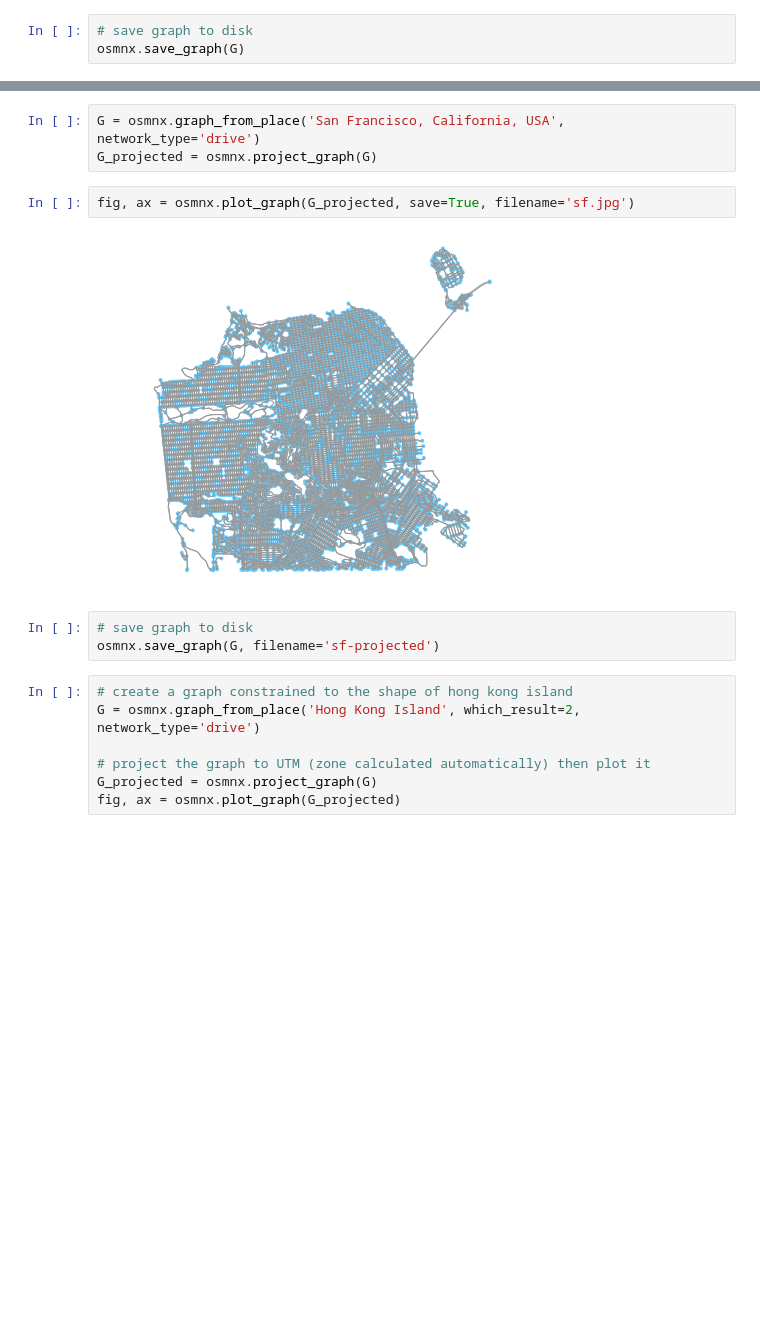
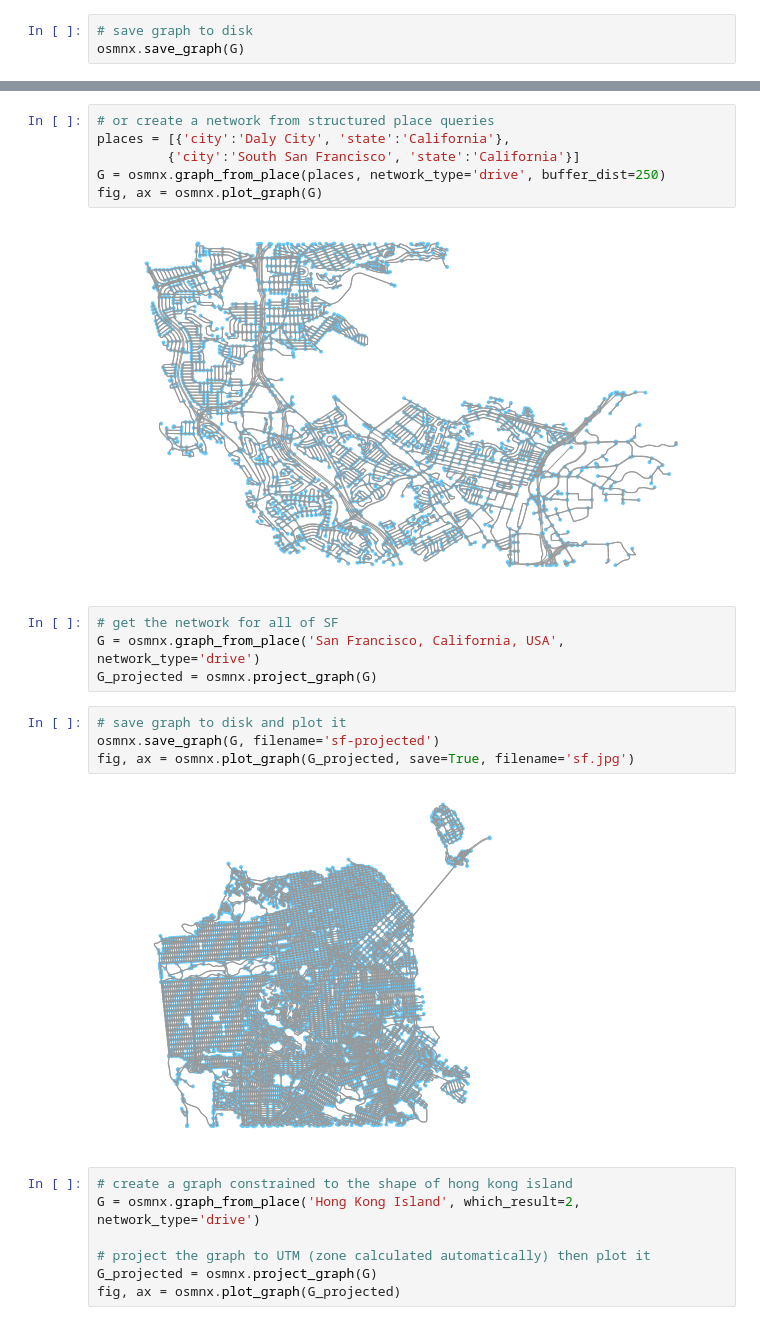
Before and after one commit to gboeing/osmnx, a Jupyter notebook: 03-example-osm-shape-graph.ipynb, the cells around one changed output, grey strips where cells are left out. Saved outputs shown, nothing was run; the diff lists cells and outputs as text; blank space fills up the shorter version.

```diff
--- a/03-example-osm-shape-graph.ipynb
+++ b/03-example-osm-shape-graph.ipynb
@@ -30,13 +44,21 @@ fig, ax = osmnx.plot_graph(G, save=True, filename='places.jpg')
+# %%
+# or create a network from structured place queries
+places = [{'city':'Daly City', 'state':'California'},
+         {'city':'South San Francisco', 'state':'California'}]
+G = osmnx.graph_from_place(places, network_type='drive', buffer_dist=250)
+fig, ax = osmnx.plot_graph(G)
+# %% [output]
+[figure, added]
 # %%
+# get the network for all of SF
 G = osmnx.graph_from_place('San Francisco, California, USA', network_type='drive')
 G_projected = osmnx.project_graph(G)
 # %%
+# save graph to disk and plot it
+osmnx.save_graph(G, filename='sf-projected')
 fig, ax = osmnx.plot_graph(G_projected, save=True, filename='sf.jpg')
 # %% [output]
 [figure]
-# %%
-# save graph to disk
-osmnx.save_graph(G, filename='sf-projected')
 # %%
 # create a graph constrained to the shape of hong kong island
 G = osmnx.graph_from_place('Hong Kong Island', which_result=2, network_type='drive')
```
Also changed, not shown: parts of 4 cells of this notebook, 4 other files.
